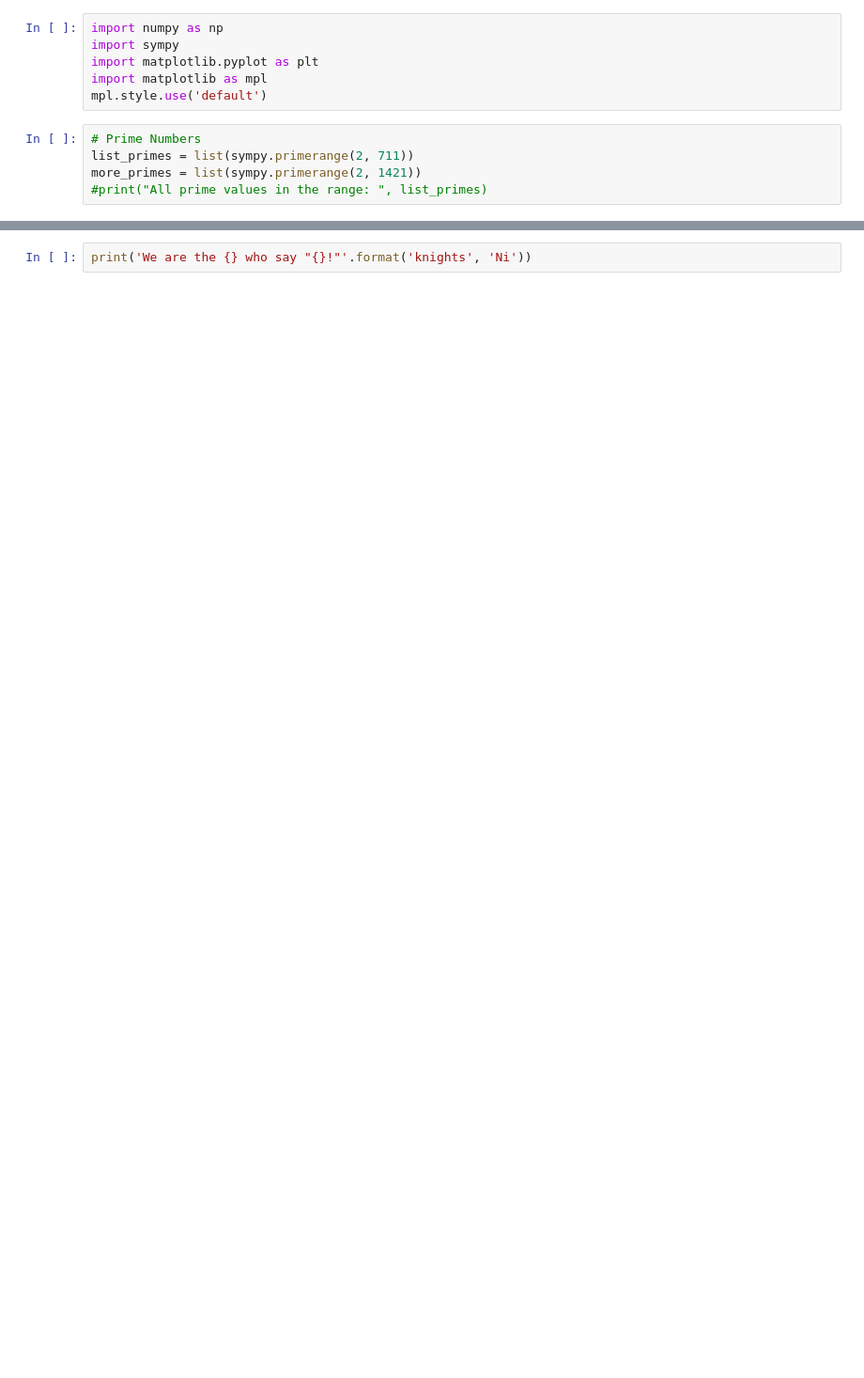
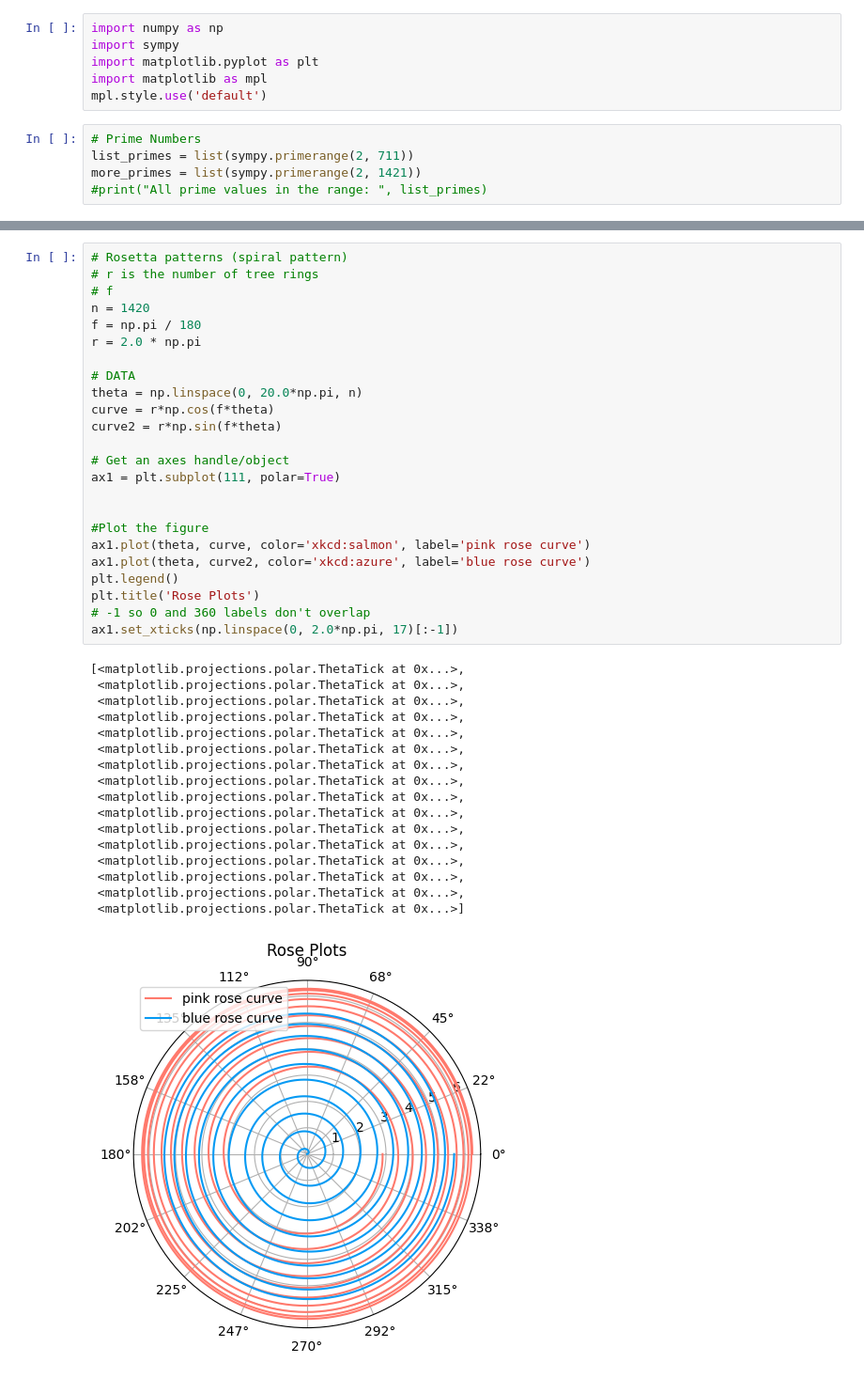
Before and after one commit to hishamaru999/Polar_Prime_Numbers, a Jupyter notebook: polarPlot_primeNumbers.ipynb, the cells around one changed output, grey strips where cells are left out. Shown at 94% size. Saved outputs shown, nothing was run; the diff lists cells and outputs as text; blank space fills up the shorter version.

```diff
--- a/polarPlot_primeNumbers.ipynb
+++ b/polarPlot_primeNumbers.ipynb
@@ -158,2 +305,42 @@ ax1.set_xticks(np.linspace(0, 2.0*np.pi, 17)[:-1])
-# %%
-print('We are the {} who say "{}!"'.format('knights', 'Ni'))
+# %%
+# Rosetta patterns (spiral pattern)
+# r is the number of tree rings
+# f
+n = 1420
+f = np.pi / 180
+r = 2.0 * np.pi
+
+# DATA
+theta = np.linspace(0, 20.0*np.pi, n)
+curve = r*np.cos(f*theta)
+curve2 = r*np.sin(f*theta)
+
+# Get an axes handle/object
+ax1 = plt.subplot(111, polar=True)
+
+
+#Plot the figure
+ax1.plot(theta, curve, color='xkcd:salmon', label='pink rose curve')
+ax1.plot(theta, curve2, color='xkcd:azure', label='blue rose curve')
+plt.legend()
+plt.title('Rose Plots')
+# -1 so 0 and 360 labels don't overlap
+ax1.set_xticks(np.linspace(0, 2.0*np.pi, 17)[:-1])
+# %% [output]
+[<matplotlib.projections.polar.ThetaTick at 0x...>,
+ <matplotlib.projections.polar.ThetaTick at 0x...>,
+ <matplotlib.projections.polar.ThetaTick at 0x...>,
+ <matplotlib.projections.polar.ThetaTick at 0x...>,
+ <matplotlib.projections.polar.ThetaTick at 0x...>,
+ <matplotlib.projections.polar.ThetaTick at 0x...>,
+ <matplotlib.projections.polar.ThetaTick at 0x...>,
+ <matplotlib.projections.polar.ThetaTick at 0x...>,
+ <matplotlib.projections.polar.ThetaTick at 0x...>,
+ <matplotlib.projections.polar.ThetaTick at 0x...>,
+ <matplotlib.projections.polar.ThetaTick at 0x...>,
+ <matplotlib.projections.polar.ThetaTick at 0x...>,
+ <matplotlib.projections.polar.ThetaTick at 0x...>,
+ <matplotlib.projections.polar.ThetaTick at 0x...>,
+ <matplotlib.projections.polar.ThetaTick at 0x...>,
+ <matplotlib.projections.polar.ThetaTick at 0x...>]
+[figure, added]
```
Also changed, not shown: parts of 13 cells of this notebook.
